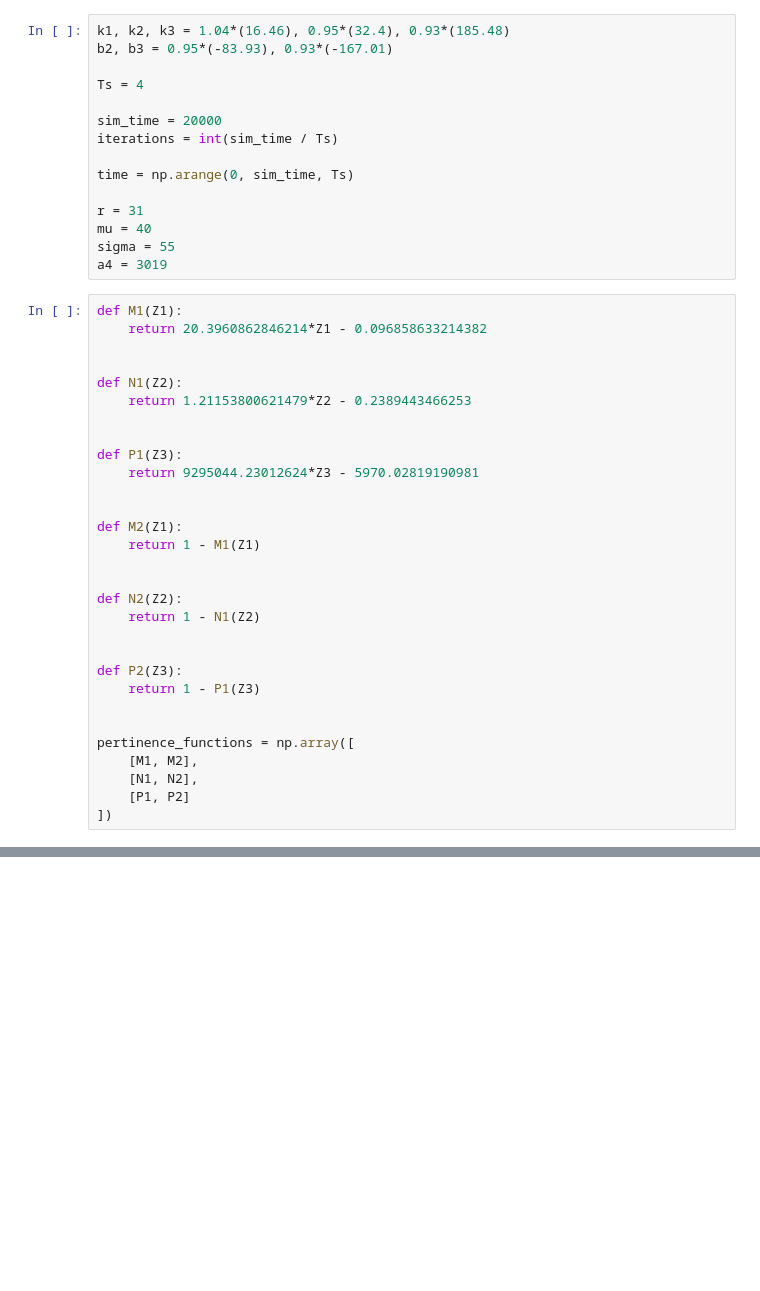
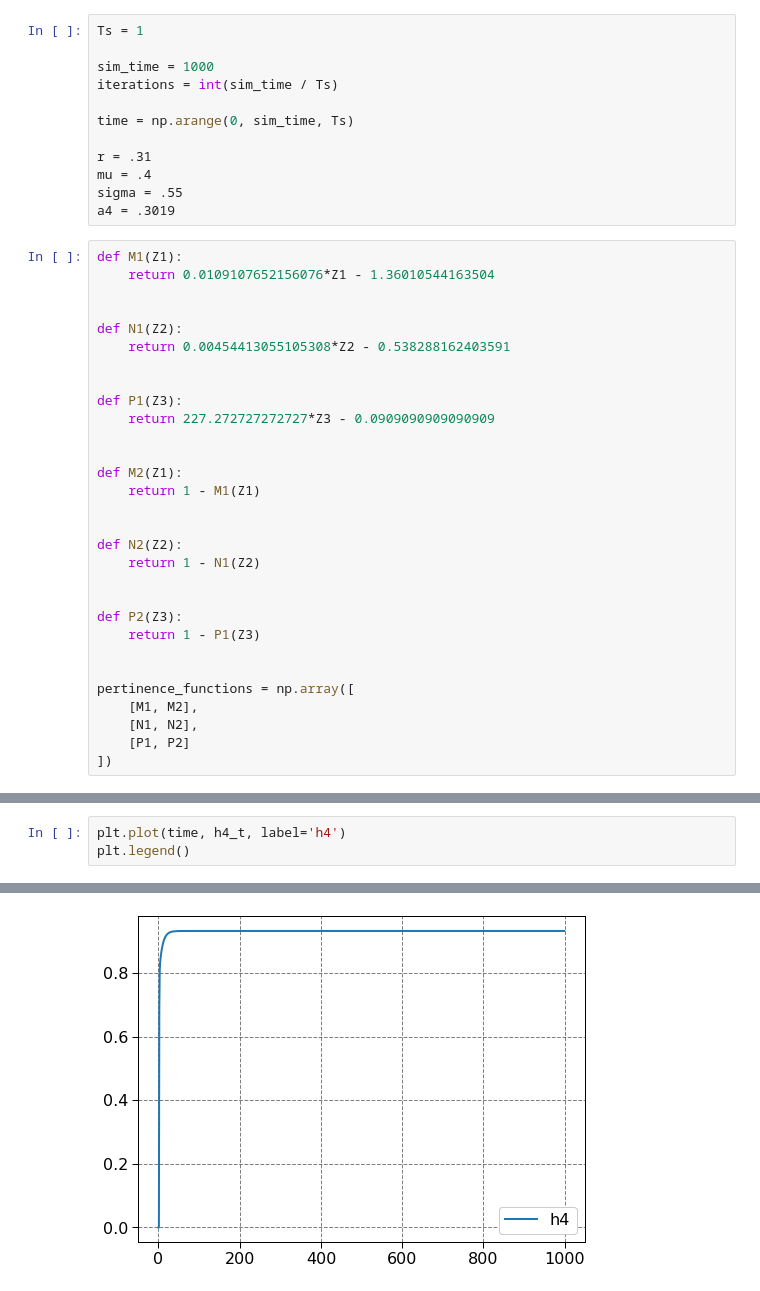
Before and after one commit to miguellrodrigues/ic_tanques, a Jupyter notebook: sim_fuzzy.ipynb, the cells around one changed output, grey strips where cells are left out. Cells and saved outputs as stored; diff of their text form; blank space fills up the shorter version.

```diff
--- a/sim_fuzzy.ipynb
+++ b/sim_fuzzy.ipynb
@@ -9,31 +8,28 @@ plt.style.use([
     'notebook'
 ])
 # %%
-k1, k2, k3 = 1.04*(16.46), 0.95*(32.4), 0.93*(185.48)
-b2, b3 = 0.95*(-83.93), 0.93*(-167.01)
+Ts = 1
 
-Ts = 4
-
-sim_time = 20000
+sim_time = 1000
 iterations = int(sim_time / Ts)
 
 time = np.arange(0, sim_time, Ts)
 
-r = 31
-mu = 40
-sigma = 55
-a4 = 3019
+r = .31
+mu = .4
+sigma = .55
+a4 = .3019
 # %%
 def M1(Z1):
-    return 20.3960862846214*Z1 - 0.096858633214382
+    return 0.0109107652156076*Z1 - 1.36010544163504
 
 
 def N1(Z2):
-    return 1.21153800621479*Z2 - 0.2389443466253
+    return 0.00454413055105308*Z2 - 0.538288162403591
 
 
 def P1(Z3):
-    return 9295044.23012624*Z3 - 5970.02819190981
+    return 227.272727272727*Z3 - 0.0909090909090909
 
 
 def M2(Z1):
@@ -140,0 +147,4 @@ plt.legend()
+# %%
+plt.plot(time, h4_t, label='h4')
+plt.legend()
+# %% [output]
@@ -140,0 +152 @@ plt.legend()
+[figure, added]
```
Also changed, not shown: parts of 5 cells of this notebook, 20 other files.
